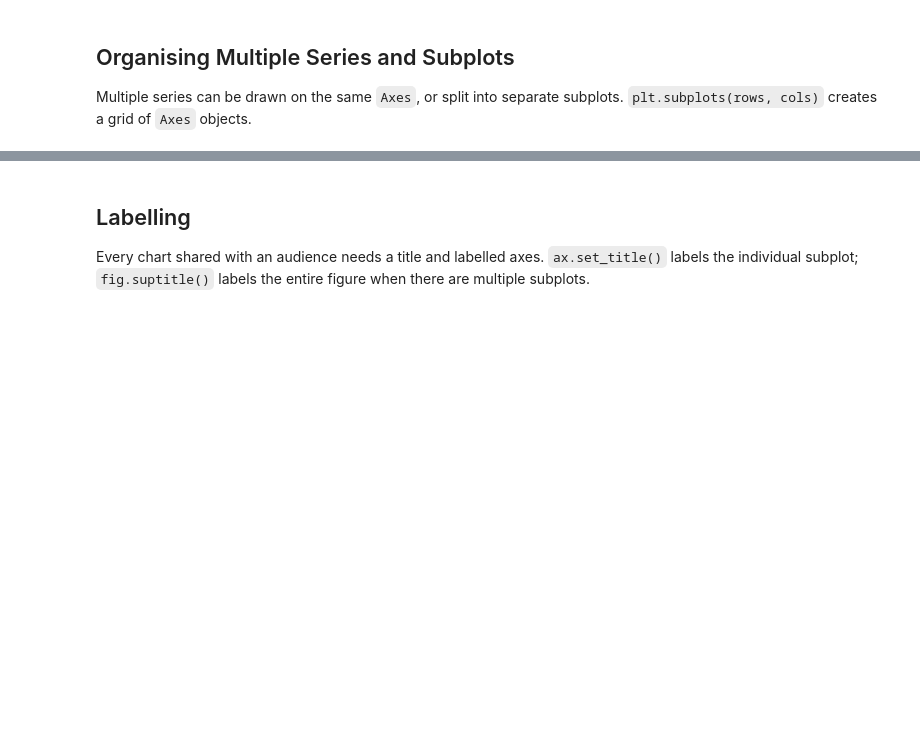
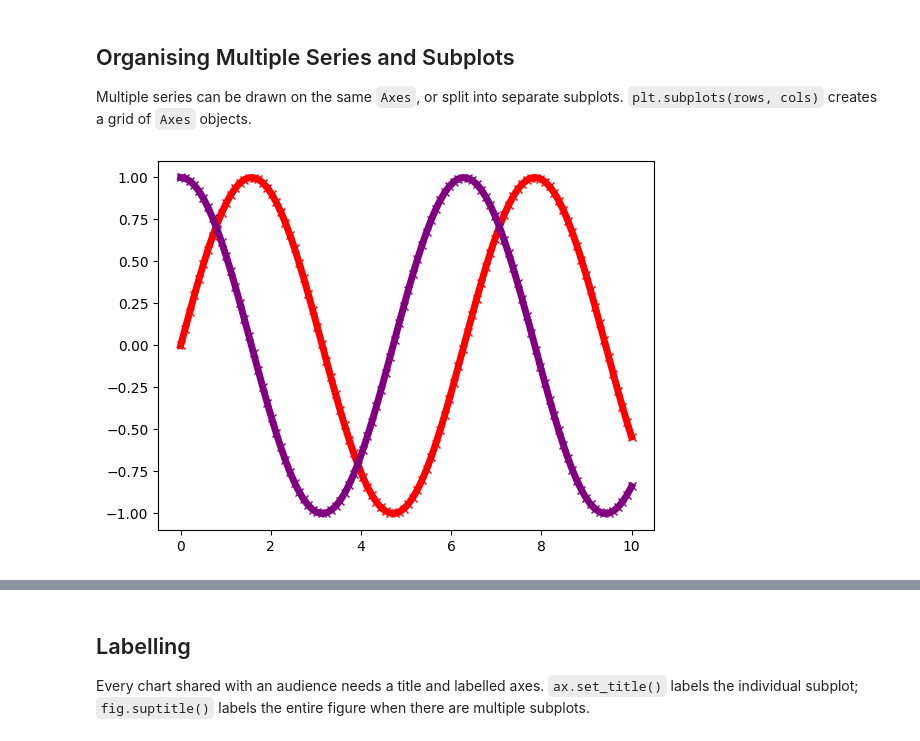
Before and after one commit to Calebchike/NDI-Python-Class, a Jupyter notebook: 12_data_visualisation_with_matplotlib.ipynb, the cells around one changed output, grey strips where cells are left out. Saved outputs shown, nothing was run; the diff lists cells and outputs as text; code cells hidden in the pictures; blank space fills up the shorter version.

```diff
--- a/12_data_visualisation_with_matplotlib.ipynb
+++ b/12_data_visualisation_with_matplotlib.ipynb
@@ -160,11 +210,14 @@ subplots. `plt.subplots(rows, cols)` creates a grid of `Axes` objects.
 # %%
 X = np.linspace(0, 10, 100)
 Y1, Y2 = np.sin(X), np.cos(X)
 
 # Both series on the same axes - pass them as alternating X, Y pairs
 fig, ax = plt.subplots()
-ax.plot(X, Y1, X, Y2)
+ax.plot(X, Y1, linewidth=5, marker='x', color="red")
+ax.plot(X, Y2, linewidth=5, marker='x', color="purple")
 plt.show()
+# %% [output]
+[figure, added]
 # %%
 # Two rows, one column - stacked vertically
 fig, (ax1, ax2) = plt.subplots(2, 1)
```
Also changed, not shown: parts of 75 cells of this notebook, 1 other file.
